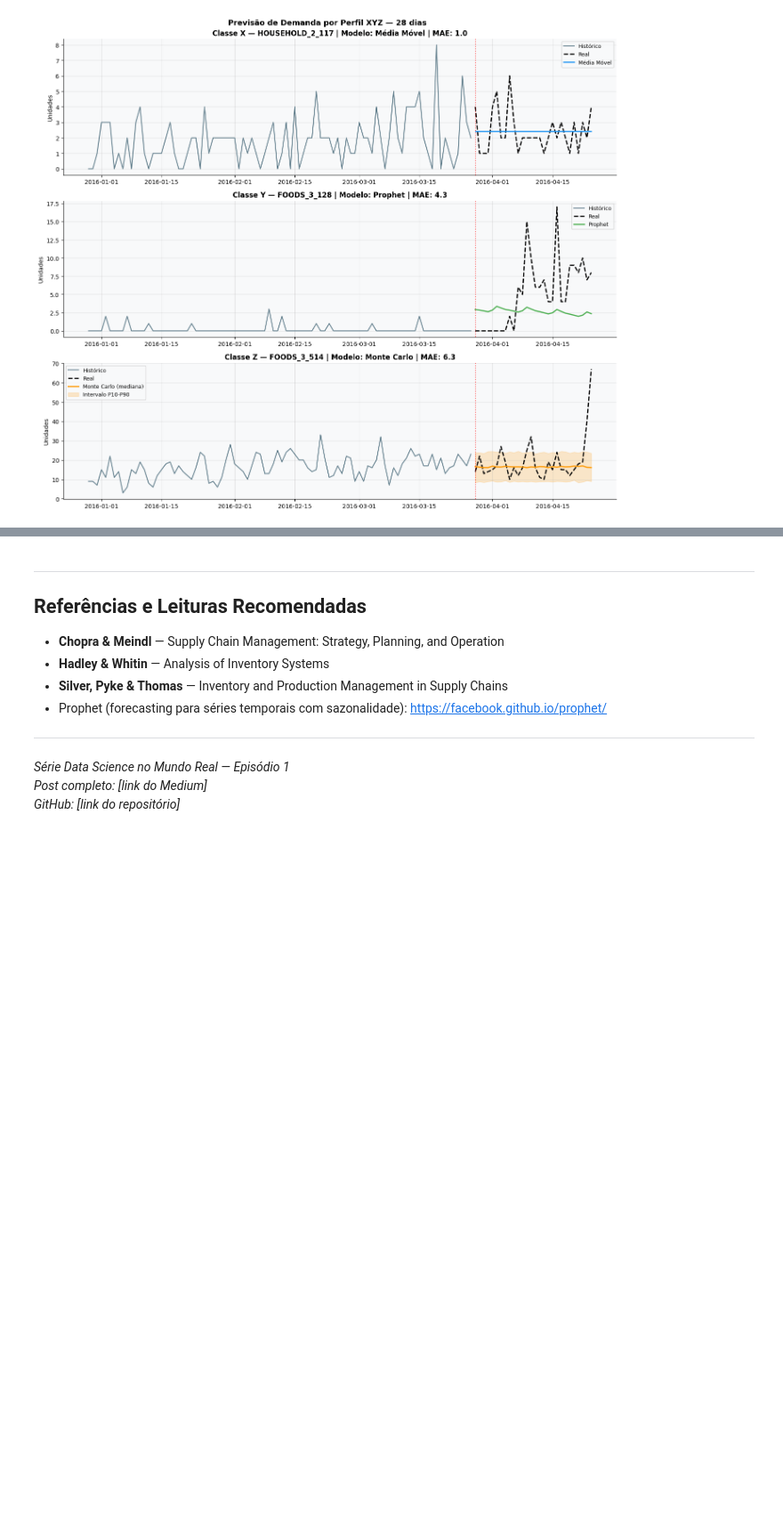
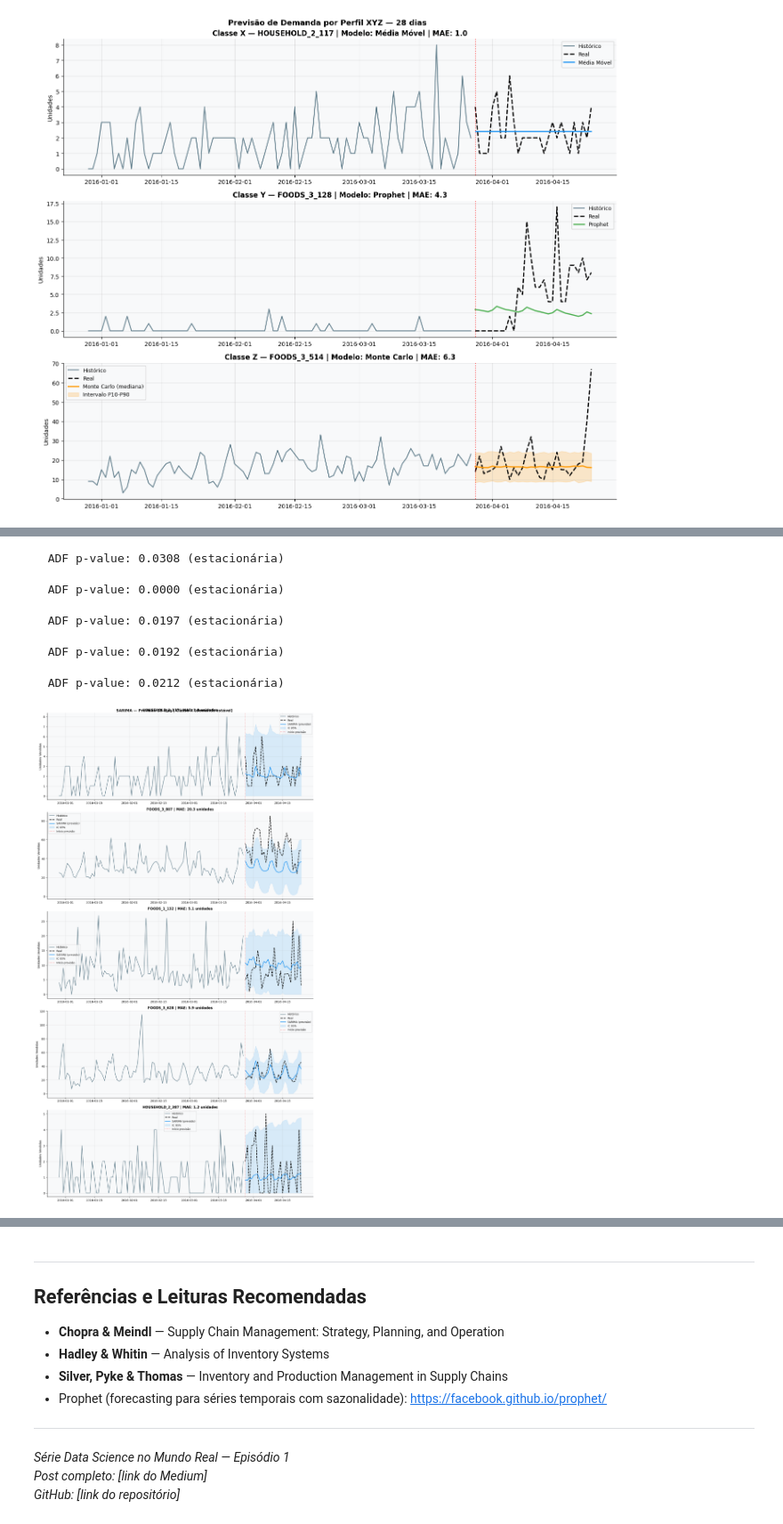
Before and after one commit to petrugeral/Real_world_DS_Stock, a Jupyter notebook: ep01_notebook.ipynb, the cells around one changed output, grey strips where cells are left out. Shown at 89% size. Drawn from its saved outputs; the diff is of its cells as text; code cells hidden in the pictures; blank space fills up the shorter version.

```diff
--- a/ep01_notebook.ipynb
+++ b/ep01_notebook.ipynb
@@ -1345,0 +1461,65 @@ plt.show()
+# %%
+# =============================================
+# VISUALIZAÇÃO — todos os itens X
+# =============================================
+
+n = len(itens_X)
+fig, axes = plt.subplots(n, 1, figsize=(14, 5 * n))
+fig.suptitle('SARIMA — Previsão 28 dias | Classe X (demanda estável)',
+             fontsize=13, fontweight='bold')
+
+if n == 1:
+    axes = [axes]
+
+for i, item_id in enumerate(itens_X):
+    ax = axes[i]
+
+    row = sales[sales['item_id'] == item_id]
+    serie = pd.Series(
+        row[colunas_d].sum().values.astype(float), index=datas
+    )
+    treino = serie.iloc[:-HORIZONTE]
+    real   = serie.iloc[-HORIZONTE:]
+
+    pred_mean, pred_ci, _ = prever_X_sarima(treino, HORIZONTE)
+    mae = mean_absolute_error(real.values, pred_mean.values)
+
+    # Histórico (90 dias)
+    ax.plot(treino.iloc[-90:].index, treino.iloc[-90:].values,
+            color='#607D8B', lw=1.5, label='Histórico')
+
+    # Real
+    ax.plot(real.index, real.values,
+            color='black', lw=2, ls='--', label='Real')
+
+    # Previsão SARIMA
+    ax.plot(pred_mean.index, pred_mean.values,
+            color='#2196F3', lw=2, label='SARIMA (previsão)')
+
+    # Intervalo de confiança 95%
+    ax.fill_between(
+        pred_mean.index,
+        pred_ci.iloc[:, 0].clip(lower=0),
+        pred_ci.iloc[:, 1],
+        color='#2196F3', alpha=0.15, label='IC 95%'
+    )
+
+    # Linha de corte treino/teste
+    ax.axvline(x=real.index[0], color='red', ls=':',
+               alpha=0.6, label='Início previsão')
+
+    ax.set_title(f'{item_id} | MAE: {mae:.1f} unidades', fontweight='bold')
+    ax.set_ylabel('Unidades Vendidas')
+    ax.legend(fontsize=9)
+    ax.grid(True, alpha=0.3)
+
+plt.tight_layout()
+plt.savefig('sarima_classe_X.png', dpi=150)
+plt.show()
+# %% [output]
+  ADF p-value: 0.0308 (estacionária)
+  ADF p-value: 0.0000 (estacionária)
+  ADF p-value: 0.0197 (estacionária)
+  ADF p-value: 0.0192 (estacionária)
+  ADF p-value: 0.0212 (estacionária)
+[figure, added]
```
Also changed, not shown: parts of 4 cells of this notebook, 2 other files.
